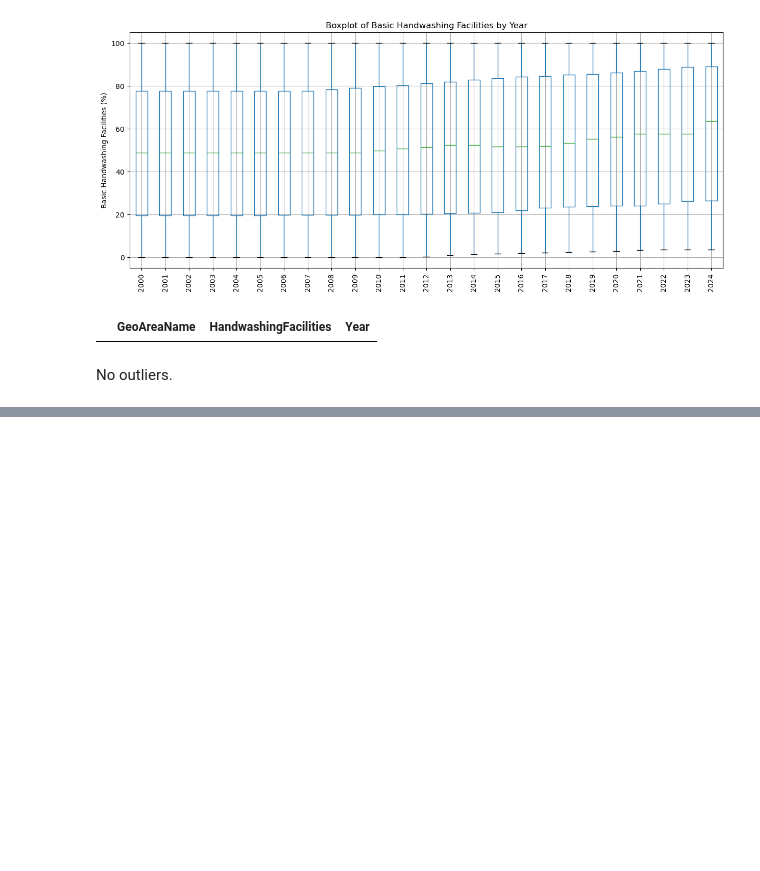
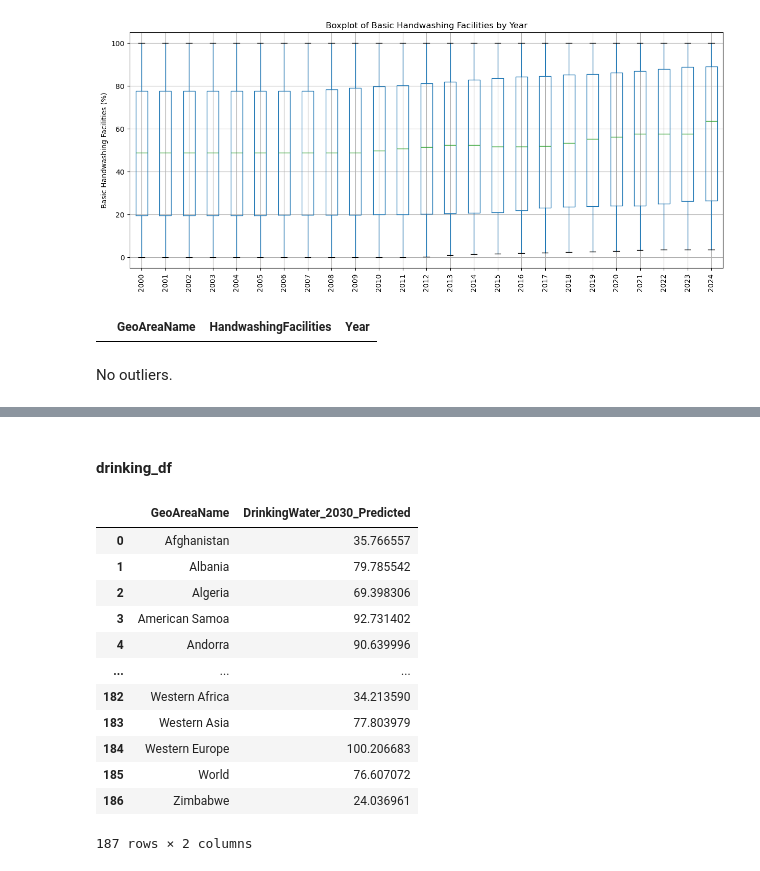
Before and after one commit to frogosorap/SDGReadinessIndex, a Jupyter notebook: Raw_Data/SDG_6_Clean_Water_and_Sanitation/Cleaning_SDG_6.ipynb, the cells around one changed output, grey strips where cells are left out. Saved outputs shown, nothing was run; the diff lists cells and outputs as text; code cells hidden in the pictures; blank space fills up the shorter version.

```diff
--- a/Raw_Data/SDG_6_Clean_Water_and_Sanitation/Cleaning_SDG_6.ipynb
+++ b/Raw_Data/SDG_6_Clean_Water_and_Sanitation/Cleaning_SDG_6.ipynb
@@ -729,0 +789,56 @@ No outliers.
+# %% [markdown]
+#### drinking_df
+# %%
+# Select 5-year intervals + latest year
+drinking_forecast_years = ['2005', '2010', '2015', '2020', '2024']
+
+# Temporary forecasting dataframe
+drinking_forecast_df = drinking_df[
+    ['GeoAreaName'] + drinking_forecast_years
+].copy()
+
+# Years for regression
+x_years = np.array([2005, 2010, 2015, 2020, 2024])
+
+# Store predictions
+predictions_2030 = []
+
+for index, row in drinking_forecast_df.iterrows():
+
+    y_values = row[drinking_forecast_years].values.astype(float)
+
+    # Skip countries with missing values
+    if np.isnan(y_values).any():
+        predictions_2030.append(np.nan)
+        continue
+
+    # Linear trend
+    slope, intercept = np.polyfit(x_years, y_values, 1)
+
+    # Predict 2030
+    predicted_2030 = slope * 2030 + intercept
+
+    predictions_2030.append(predicted_2030)
+
+# Create final dataset
+drinking_2030_df = pd.DataFrame({
+    'GeoAreaName': drinking_forecast_df['GeoAreaName'],
+    'DrinkingWater_2030_Predicted': predictions_2030
+})
+
+# Display result
+display(drinking_2030_df)
+# %% [output]
+|  | GeoAreaName | DrinkingWater_2030_Predicted |
+| 0 | Afghanistan | 35.766557 |
+| 1 | Albania | 79.785542 |
+| 2 | Algeria | 69.398306 |
+| 3 | American Samoa | 92.731402 |
+| 4 | Andorra | 90.639996 |
+| ... | ... | ... |
+| 182 | Western Africa | 34.213590 |
+| 183 | Western Asia | 77.803979 |
+| 184 | Western Europe | 100.206683 |
+| 185 | World | 76.607072 |
+| 186 | Zimbabwe | 24.036961 |
+187 rows × 2 columns
```
Also changed, not shown: parts of 10 cells of this notebook.
